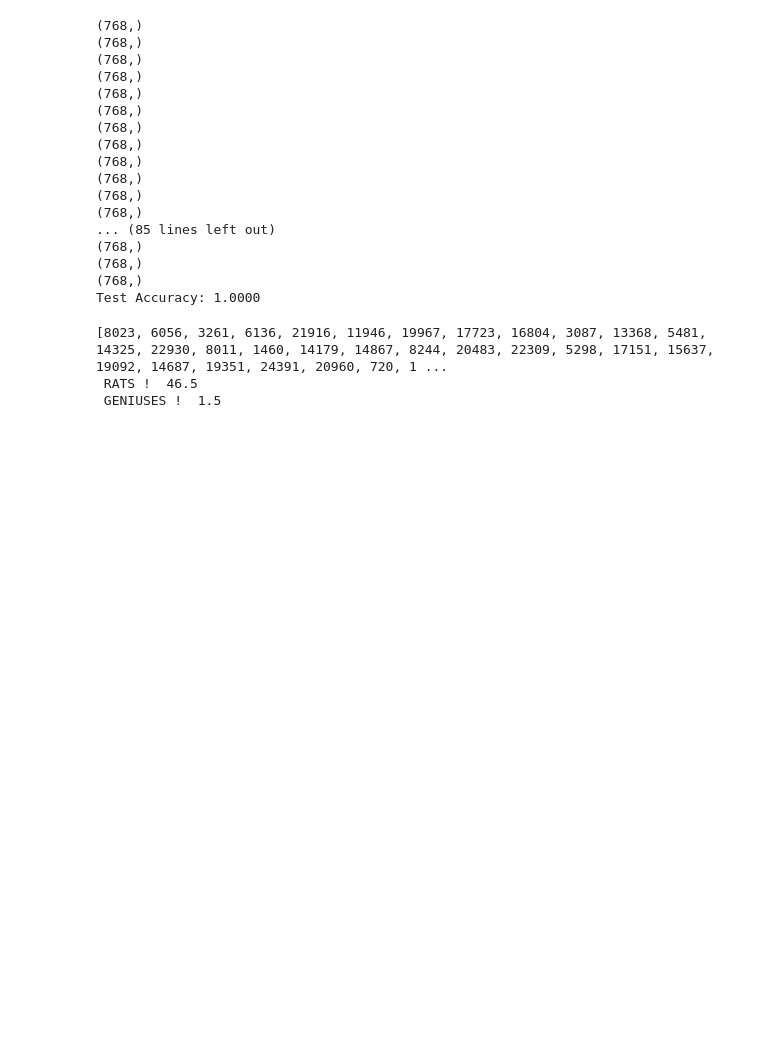
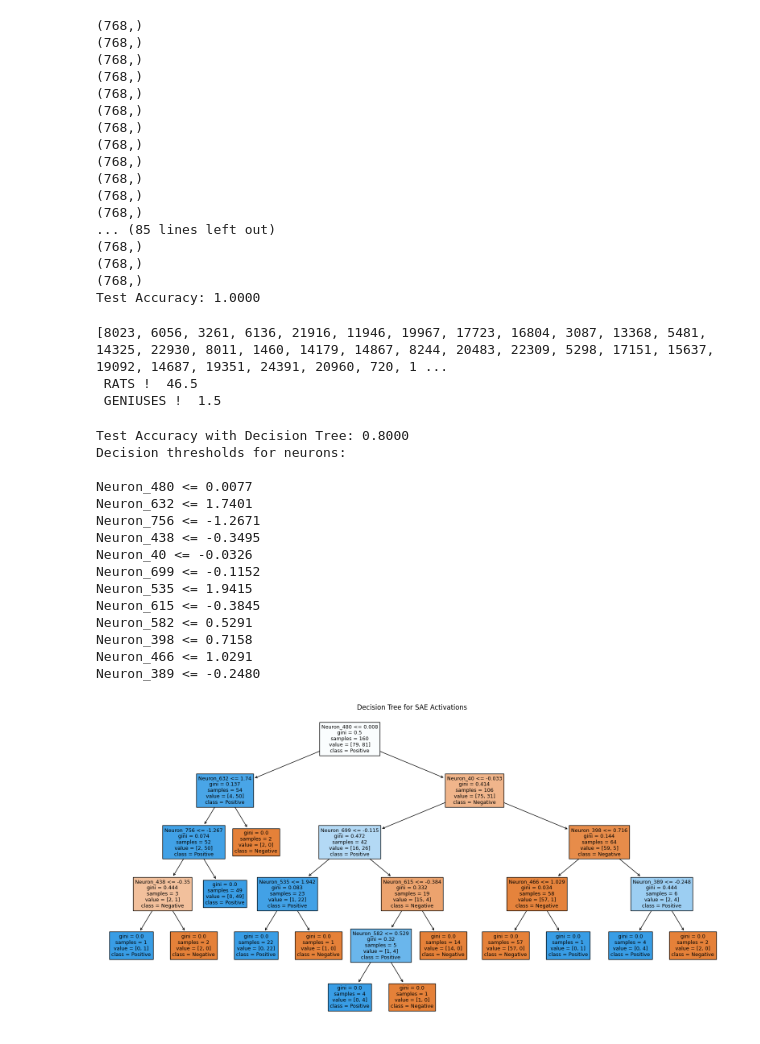
Before and after one commit to milosal/saes2822r, a Jupyter notebook: get_neurons.ipynb, the cells around one changed output. Saved outputs shown, nothing was run; the diff lists cells and outputs as text; code cells hidden in the pictures; blank space fills up the shorter version.

Commit message:
decision tree

```diff
--- a/get_neurons.ipynb
+++ b/get_neurons.ipynb
@@ -276,3 +276,81 @@ print(" GENIUSES ! ", np.sum(pos_classifications) / 2)
 [8023, 6056, 3261, 6136, 21916, 11946, 19967, 17723, 16804, 3087, 13368, 5481, 14325, 22930, 8011, 1460, 14179, 14867, 8244, 20483, 22309, 5298, 17151, 15637, 19092, 14687, 19351, 24391, 20960, 720, 1 ...
  RATS !  46.5
  GENIUSES !  1.5
+# %%
+from sklearn.tree import DecisionTreeClassifier
+from sklearn.tree import plot_tree
+import matplotlib.pyplot as plt
+from sklearn.tree import _tree
+
+# replace Logistic Regression with Decision Tree for classification
+# any number can be used as the random seed (42 is a popular choice)
+clf = DecisionTreeClassifier(max_depth=5, random_state=42)
+clf.fit(X_train, y_train)
+
+y_pred = clf.predict(X_test)
+accuracy = accuracy_score(y_test, y_pred)
+print(f'Test Accuracy with Decision Tree: {accuracy:.4f}')
+
+def print_decision_thresholds(tree, feature_names):
+    tree_ = tree.tree_
+    feature_name = [
+        feature_names[i] if i != _tree.TREE_UNDEFINED else "undefined!"
+        for i in tree_.feature
+    ]
+    print("Decision thresholds for neurons:\n")
+    for i in range(tree_.node_count):
+        if tree_.feature[i] != _tree.TREE_UNDEFINED:
+            print(f"{feature_name[i]} <= {tree_.threshold[i]:.4f}")
+
+# feature names based on neuron index
+feature_names = [f'Neuron_{i}' for i in range(X_train.shape[1])]
+
+# decision thresholds
+print_decision_thresholds(clf, feature_names)
+
+# visualizing decision boundaries
+plt.figure(figsize=(20, 10))
+plot_tree(clf, filled=True, feature_names=[f'Neuron_{i}' for i in range(X_train.shape[1])], class_names=['Negative', 'Positive'])
+plt.title("Decision Tree for SAE Activations")
+plt.show()
+
+# Feature importance
+importance = clf.feature_importances_
+importance_df = pd.DataFrame({"Neuron": [f'Neuron_{i}' for i in range(X_train.shape[1])], "Importance": importance})
+importance_df = importance_df[importance_df["Importance"] > 0].sort_values(by="Importance", ascending=False)
+
+print("Top neurons and their significance in decision making:")
+print(importance_df)
+
+def print_importance(tree, feature_names):
+    tree_ = tree.tree_
+    feature_name = [
+        feature_names[i] if i != _tree.TREE_UNDEFINED else "undefined!"
+        for i in tree_.feature
+    ]
+    print("Top neurons and their significance in decision making:\n")
+    for i in range(tree_.node_count):
+        if tree_.feature[i] != _tree.TREE_UNDEFINED:
+            feature_index = tree_.feature[i]
+            neuron_name = f"Neuron_{feature_index}"
+            if neuron_name in importance_df["Neuron"].values:
+                print(f"{neuron_name} Importance: {importance[feature_index]:.4f}")
+
+print_importance(clf, feature_names)
+# %% [output]
+Test Accuracy with Decision Tree: 0.8000
+Decision thresholds for neurons:
+
+Neuron_480 <= 0.0077
+Neuron_632 <= 1.7401
+Neuron_756 <= -1.2671
+Neuron_438 <= -0.3495
+Neuron_40 <= -0.0326
+Neuron_699 <= -0.1152
+Neuron_535 <= 1.9415
+Neuron_615 <= -0.3845
+Neuron_582 <= 0.5291
+Neuron_398 <= 0.7158
+Neuron_466 <= 1.0291
+Neuron_389 <= -0.2480
+[figure, added]
```
Also changed, not shown: parts of 1 cell of this notebook.
